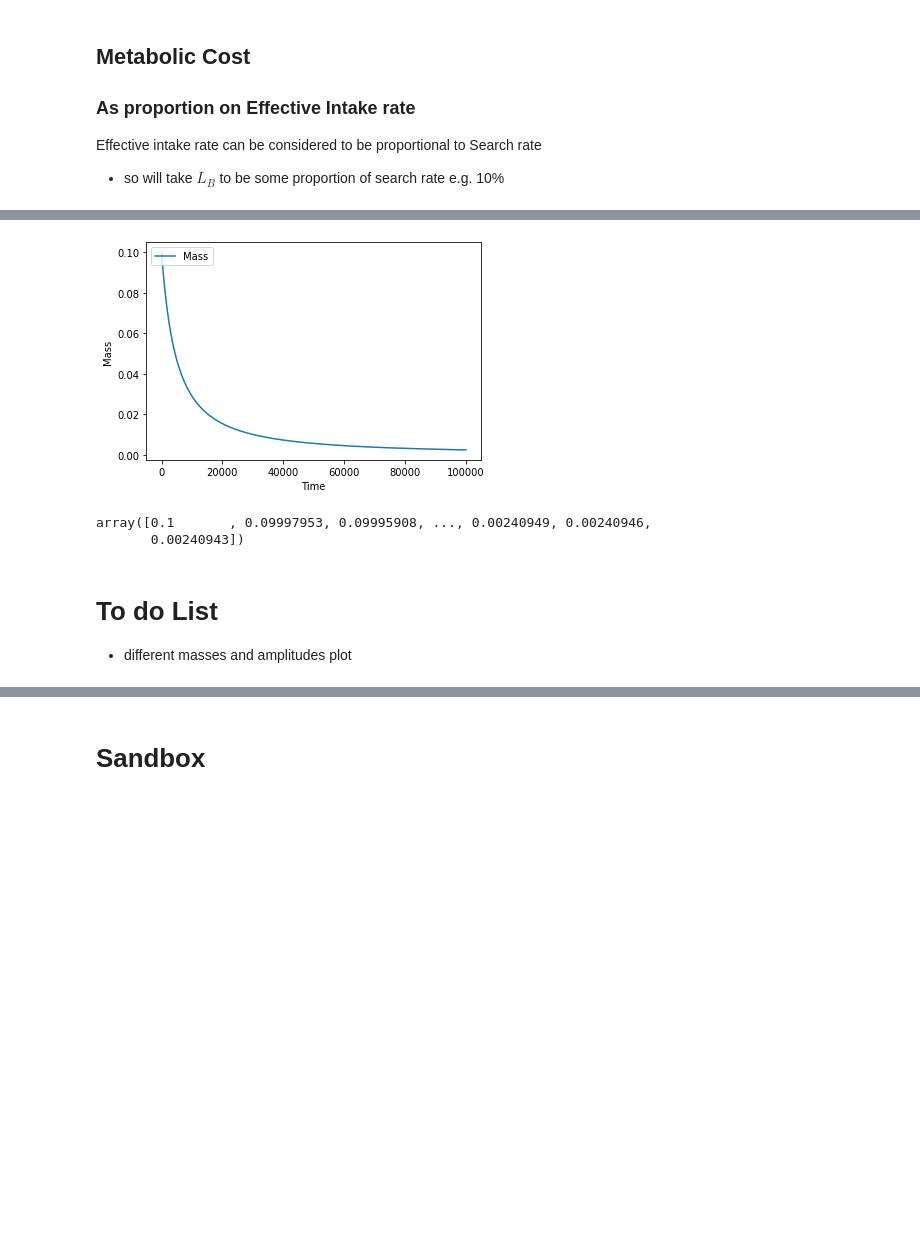
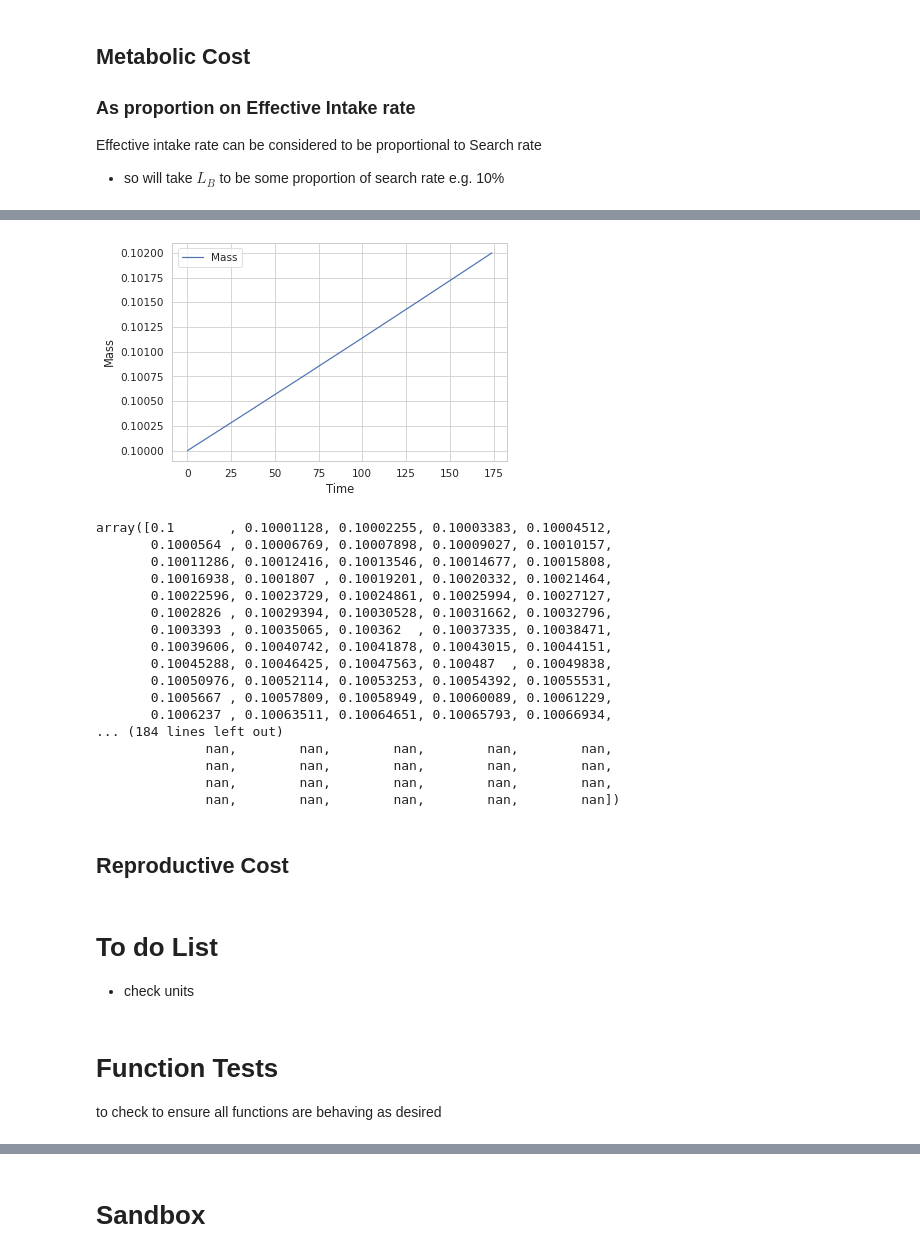
Before and after one commit to Don-Burns/Masters_Project, a Jupyter notebook: code/Supply_Model.ipynb, the cells around one changed output, grey strips where cells are left out. Cells and saved outputs as stored; diff of their text form; code cells hidden in the pictures; blank space fills up the shorter version.

```diff
--- a/code/Supply_Model.ipynb
+++ b/code/Supply_Model.ipynb
@@ -9,6 +9,10 @@ import Functions as F
 import scipy as sc
 import numpy as np
 import matplotlib.pyplot as plt
+import seaborn as sns
+
+## for graphs in my darkmode
+sns.set(context='paper',style='whitegrid', rc={'figure.facecolor':'white'}, font_scale=1.2)
 # %% [markdown]
 # Bottom Up Supply Model
 A bottom up supply model that uses a functional response scaled by an allocation constraint to define the gain term.
@@ -134,14 +162,15 @@ plt.show()
 # %% [markdown]
 ### No fluctuation in R(t)
 # %%
+# plotting of growth curves of fish with no fluctuation
 # Parameters
-params = {"alpha" : 200, "epsilon" : 0.8, "M" : 20000, "mc" : 3 * 10**-9, "B0" : 0.14, "L_R" : 0,
-          "R" : 10**6, "amp" : 0, "period" : 365, "dimensionality" : "3D"}
+params = {"alpha" : 200, "epsilon" : 0.8,"L_B" : 17*10**-6, "c" : 0.2, "rho" : 0.1,
+          "R" : 10**10, "amp" : 0, "period" : 365, "dimensionality" : "3D"}
 m0 = 100
-time = 10**2
+time = 10**5
 
 mass = F.plot_supply(m0, time, params)
 
 
-print(mass[:100])
+print(mass[:200])
 # %% [output]
@@ -429,15 +477,34 @@ plt.plot(mass, cost)
 # %%
 m0 = 0.1
-time = 10**5
-params = {"alpha" : 200, "epsilon" : 0.6, "L_R" : 0, "R" : 10**3,
-          "amp" : 0, "period" : 365, "dimensionality" : "3D"}
+time = 10**3
+# params = {"alpha" : 200, "epsilon" : 0.6, "L_R" : 0, "R" : 10**3,
+#           "amp" : 0, "period" : 365, "dimensionality" : "3D"}
 
 F.plot_supply(m0, time, params)
 # %% [output]
-[figure, old version]
+[figure, new version]
-array([0.1       , 0.09997953, 0.09995908, ..., 0.00240949, 0.00240946,
-       0.00240943])
+array([0.1       , 0.10001128, 0.10002255, 0.10003383, 0.10004512,
+       0.1000564 , 0.10006769, 0.10007898, 0.10009027, 0.10010157,
+       0.10011286, 0.10012416, 0.10013546, 0.10014677, 0.10015808,
+       0.10016938, 0.1001807 , 0.10019201, 0.10020332, 0.10021464,
+       0.10022596, 0.10023729, 0.10024861, 0.10025994, 0.10027127,
+       0.1002826 , 0.10029394, 0.10030528, 0.10031662, 0.10032796,
+       0.1003393 , 0.10035065, 0.100362  , 0.10037335, 0.10038471,
+       0.10039606, 0.10040742, 0.10041878, 0.10043015, 0.10044151,
+       0.10045288, 0.10046425, 0.10047563, 0.100487  , 0.10049838,
+       0.10050976, 0.10052114, 0.10053253, 0.10054392, 0.10055531,
+       0.1005667 , 0.10057809, 0.10058949, 0.10060089, 0.10061229,
+       0.1006237 , 0.10063511, 0.10064651, 0.10065793, 0.10066934,
+... (184 lines left out)
+              nan,        nan,        nan,        nan,        nan,
+              nan,        nan,        nan,        nan,        nan,
+              nan,        nan,        nan,        nan,        nan,
+              nan,        nan,        nan,        nan,        nan])
+# %% [markdown]
+## Reproductive Cost
 # %% [markdown]
 # To do List
-
-- different masses and amplitudes plot
+- check units
+# %% [markdown]
+# Function Tests
+to check to ensure all functions are behaving as desired
```
Also changed, not shown: parts of 29 cells of this notebook, 1 other file.
